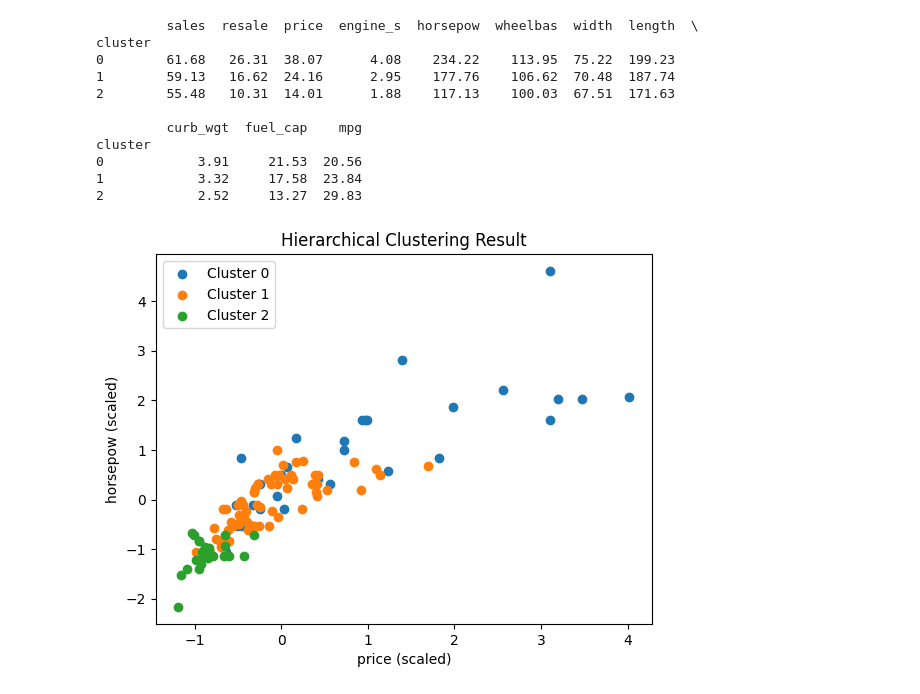
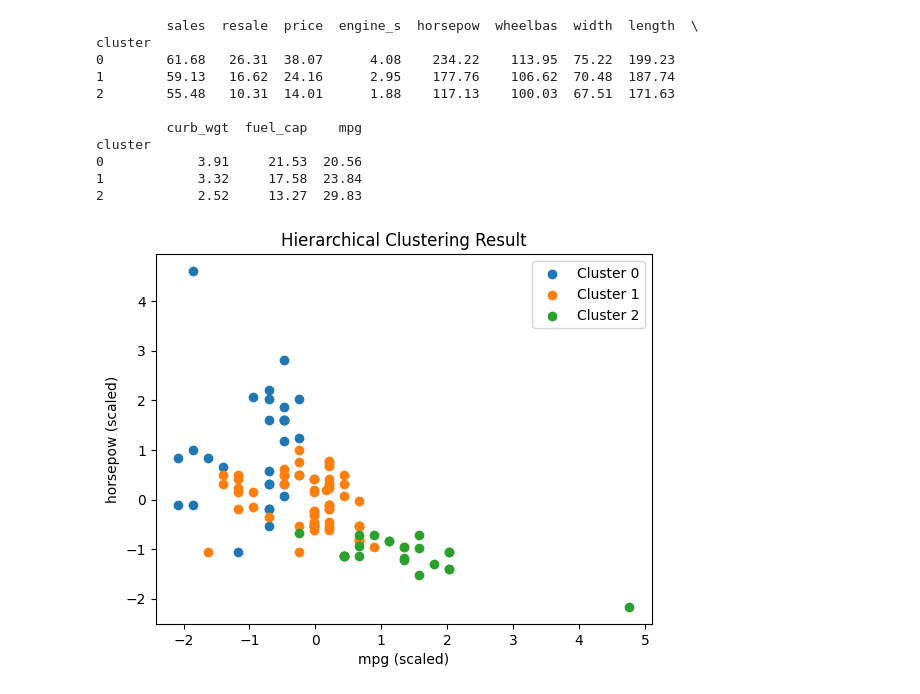
Before and after one commit to Hadi-1992/ML, a Jupyter notebook: clustering/hierarchical_02.ipynb, the cells around one changed output. Drawn from its saved outputs; the diff is of its cells as text; code cells hidden in the pictures.

```diff
--- a/clustering/hierarchical_02.ipynb
+++ b/clustering/hierarchical_02.ipynb
@@ -114,17 +114,17 @@ cluster
 # %%
 plt.figure()
 
 for c in range(k):
     plt.scatter(
-        X_scaled[df['cluster'] == c, num_cols.index('price')],
+        X_scaled[df['cluster'] == c, num_cols.index('mpg')],
         X_scaled[df['cluster'] == c, num_cols.index('horsepow')],
         label=f'Cluster {c}'
     )
 
-plt.xlabel("price (scaled)")
+plt.xlabel("mpg (scaled)")
 plt.ylabel("horsepow (scaled)")
 plt.title("Hierarchical Clustering Result")
 plt.legend()
 plt.show()
 # %% [output]
-[figure, old version]
+[figure, new version]
```
